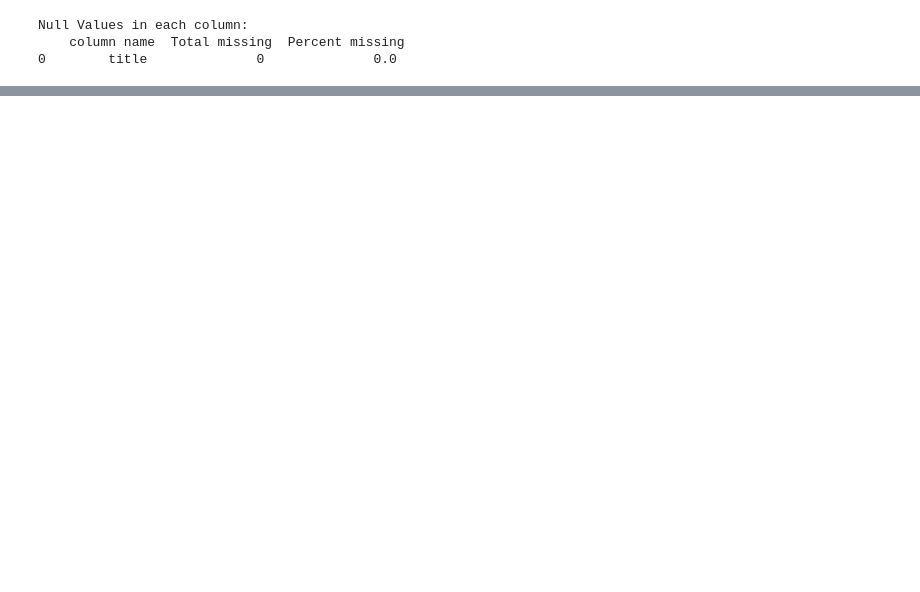
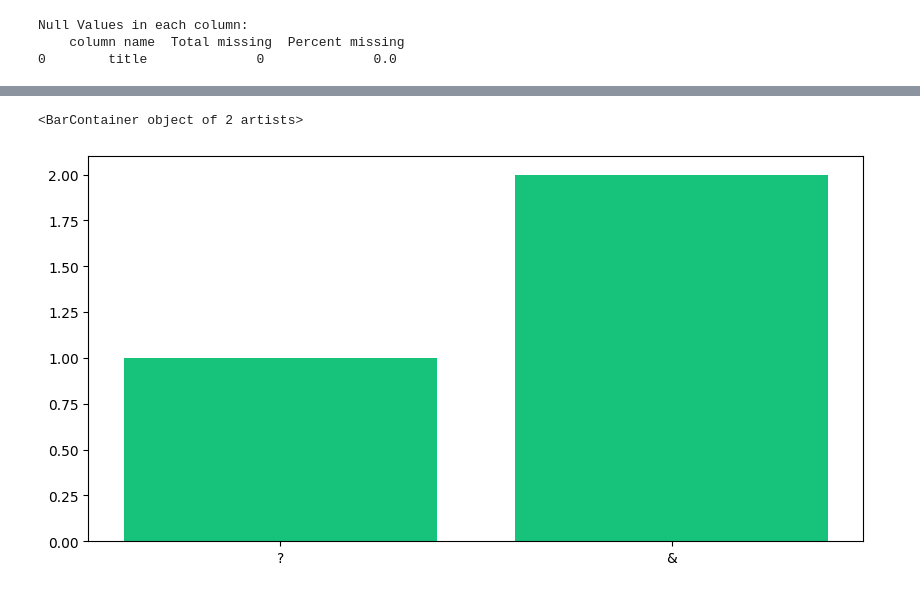
Before and after one commit to kaysho/MSc-Thesis, a Jupyter notebook: FetchCryptocurrencyNews.ipynb, the cells around one changed output, grey strips where cells are left out. Cells and saved outputs as stored; diff of their text form; code cells hidden in the pictures; blank space fills up the shorter version.

```diff
--- a/FetchCryptocurrencyNews.ipynb
+++ b/FetchCryptocurrencyNews.ipynb
@@ -202,0 +287,16 @@ plt.show()
+# %%
+plt.figure(figsize=(10,5))
+corpus=create_corpus("title")
+
+dic=defaultdict(int)
+import string
+special = string.punctuation
+for i in (corpus):
+    if i in special:
+        dic[i]+=1
+
+x,y=zip(*dic.items())
+plt.bar(x,y,color='#17C37B')
+# %% [output]
+<BarContainer object of 2 artists>
+[figure, added]
```
Also changed, not shown: parts of 32 cells of this notebook, 1 other file.
